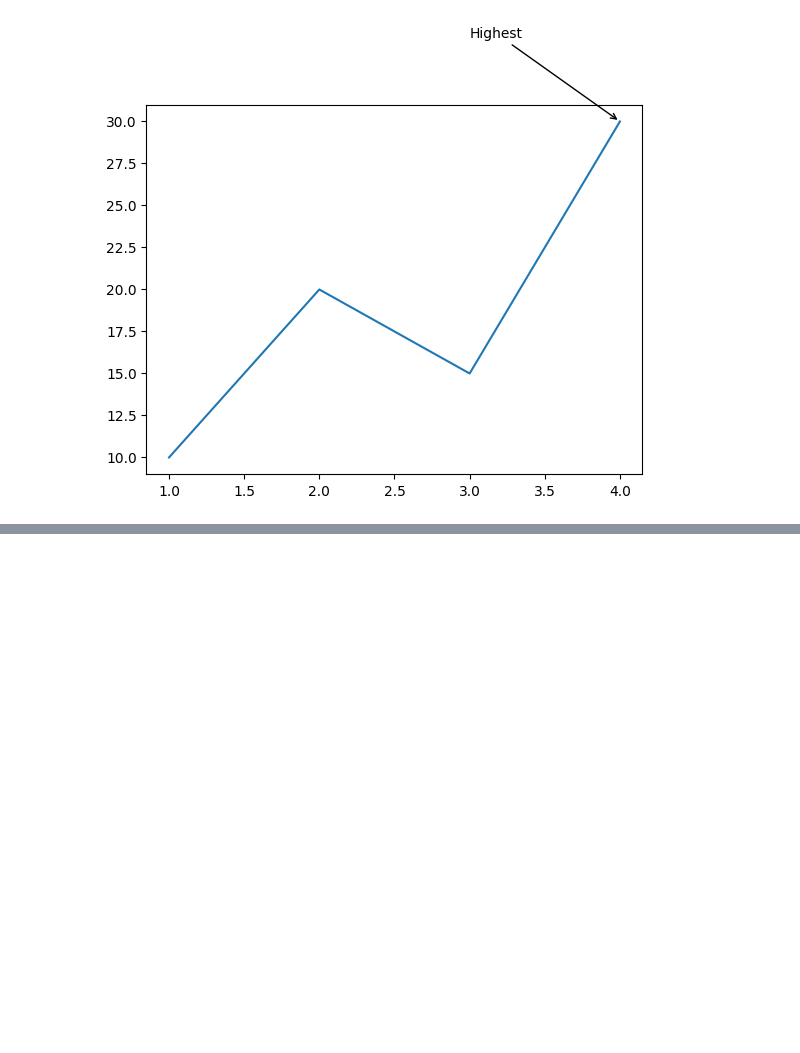
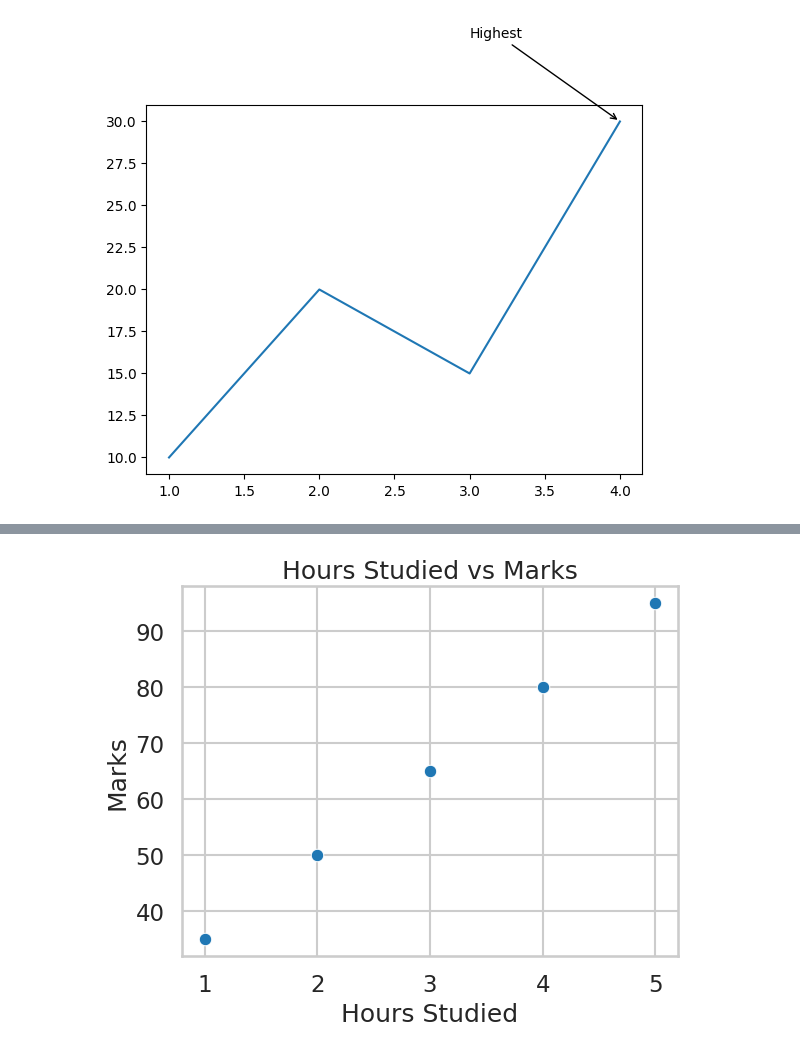
Before and after one commit to kriikx/matplotyy, a Jupyter notebook: matplotty.ipynb, the cells around one changed output, grey strips where cells are left out. Cells and saved outputs as stored; diff of their text form; code cells hidden in the pictures; blank space fills up the shorter version.

```diff
--- a/matplotty.ipynb
+++ b/matplotty.ipynb
@@ -310,0 +389,20 @@ plt.show()
+# %%
+import pandas as pd
+import seaborn as sns
+import matplotlib.pyplot as plt
+
+data = {
+    "Hours": [1, 2, 3, 4, 5],
+    "Marks": [35, 50, 65, 80, 95]
+}
+
+df = pd.DataFrame(data)
+
+sns.scatterplot(x="Hours", y="Marks", data=df)
+
+plt.title("Hours Studied vs Marks")
+plt.xlabel("Hours Studied")
+plt.ylabel("Marks")
+plt.show()
+# %% [output]
+[figure, added]
```
Also changed, not shown: parts of 15 cells of this notebook.
